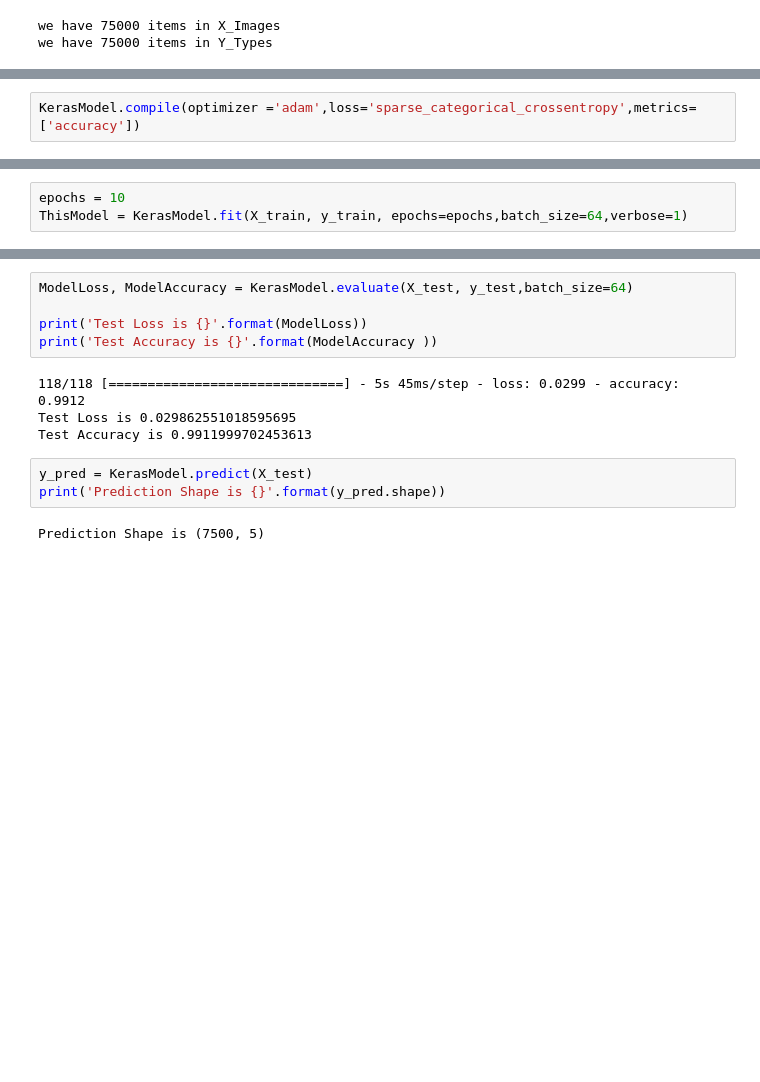
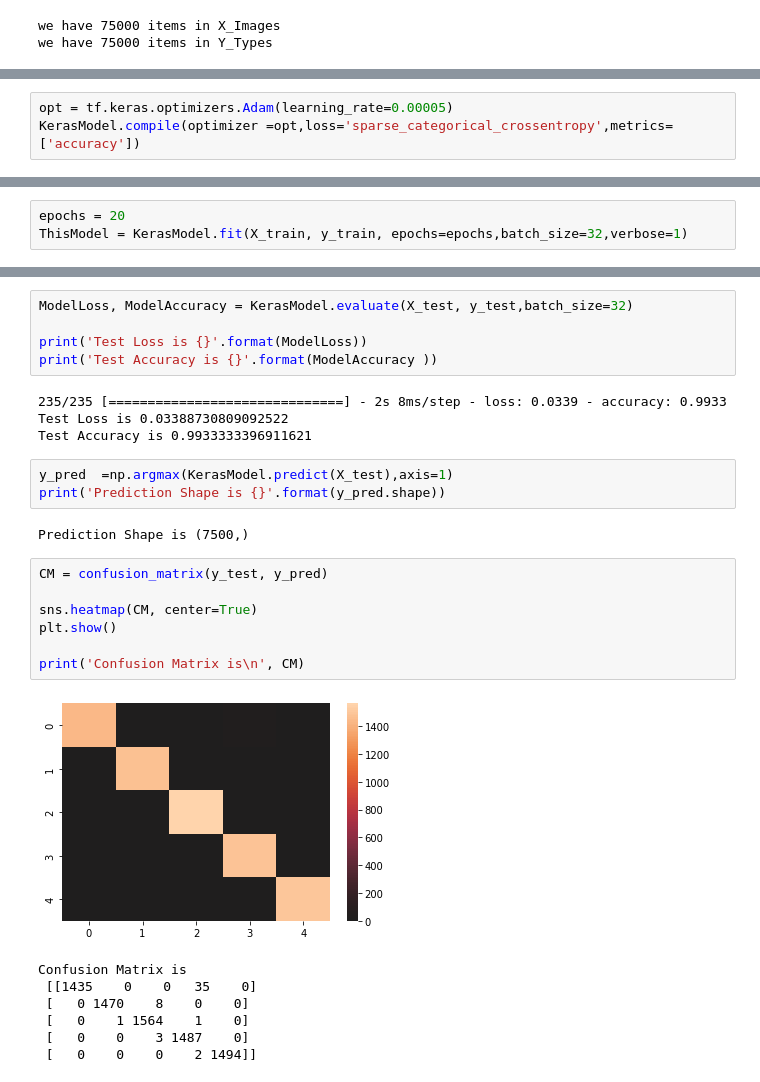
Before and after one commit to ZiadHamada/Classification-Rice-type-CNN-with-accuracy-99-, a Jupyter notebook: classification-rice-type-cnn-with-accuracy-99-4.ipynb, the cells around one changed output, grey strips where cells are left out. Drawn from its saved outputs; the diff is of its cells as text; blank space fills up the shorter version.

Commit message:
Kaggle Notebook | Classification Rice type CNN with accuracy 99.5%  | Version 2

```diff
--- a/classification-rice-type-cnn-with-accuracy-99-4.ipynb
+++ b/classification-rice-type-cnn-with-accuracy-99-4.ipynb
@@ -123,5 +134,6 @@ To enable them in other operations, rebuild TensorFlow with the appropriate comp
 # %%
-KerasModel.compile(optimizer ='adam',loss='sparse_categorical_crossentropy',metrics=['accuracy'])
+opt = tf.keras.optimizers.Adam(learning_rate=0.00005)
+KerasModel.compile(optimizer =opt,loss='sparse_categorical_crossentropy',metrics=['accuracy'])
 # %%
 print('Model Details are : ')
 print(KerasModel.summary())
@@ -144,6 +156,6 @@ Non-trainable params: 0
 _________________________________________________________________
 None
 # %%
-epochs = 10
-ThisModel = KerasModel.fit(X_train, y_train, epochs=epochs,batch_size=64,verbose=1)
+epochs = 20
+ThisModel = KerasModel.fit(X_train, y_train, epochs=epochs,batch_size=32,verbose=1)
 # %% [output]
@@ -174,14 +184,29 @@ Epoch 10/10
 # %%
-ModelLoss, ModelAccuracy = KerasModel.evaluate(X_test, y_test,batch_size=64)
+ModelLoss, ModelAccuracy = KerasModel.evaluate(X_test, y_test,batch_size=32)
 
 print('Test Loss is {}'.format(ModelLoss))
 print('Test Accuracy is {}'.format(ModelAccuracy ))
 # %% [output]
-118/118 [==============================] - 5s 45ms/step - loss: 0.0299 - accuracy: 0.9912
-Test Loss is 0.029862551018595695
-Test Accuracy is 0.9911999702453613
+235/235 [==============================] - 2s 8ms/step - loss: 0.0339 - accuracy: 0.9933
+Test Loss is 0.03388730809092522
+Test Accuracy is 0.9933333396911621
 # %%
-y_pred = KerasModel.predict(X_test)
+y_pred  =np.argmax(KerasModel.predict(X_test),axis=1)
 print('Prediction Shape is {}'.format(y_pred.shape))
 # %% [output]
-Prediction Shape is (7500, 5)
+Prediction Shape is (7500,)
+# %%
+CM = confusion_matrix(y_test, y_pred)
+
+sns.heatmap(CM, center=True)
+plt.show()
+
+print('Confusion Matrix is\n', CM)
+# %% [output]
+[figure, added]
+Confusion Matrix is
+ [[1435    0    0   35    0]
+ [   0 1470    8    0    0]
+ [   0    1 1564    1    0]
+ [   0    0    3 1487    0]
+ [   0    0    0    2 1494]]
```
Also changed, not shown: parts of 9 cells of this notebook.
